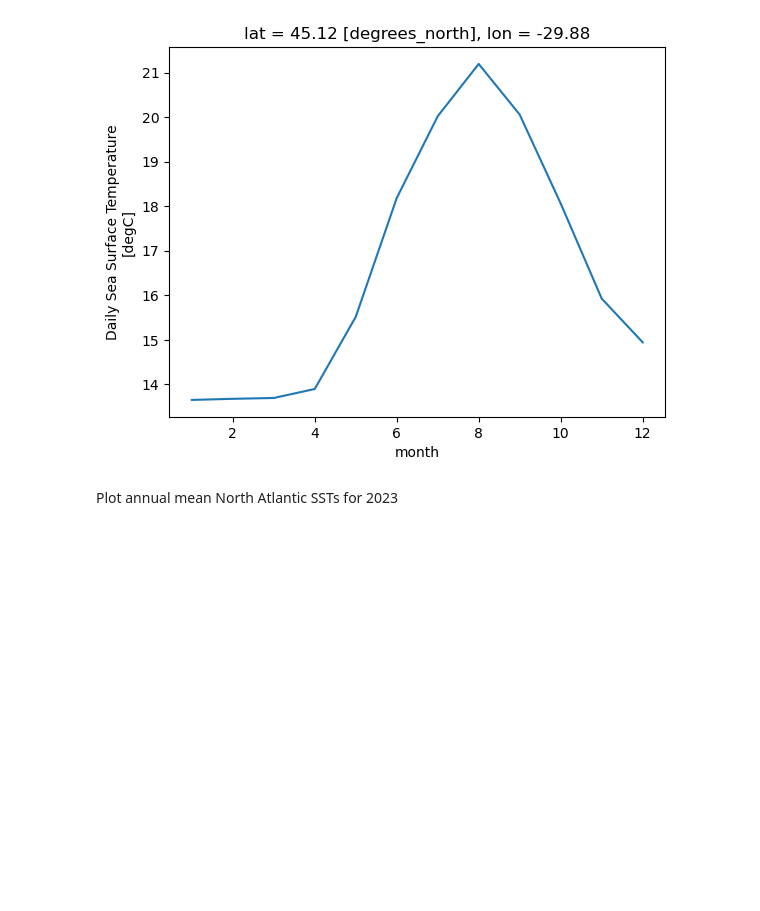
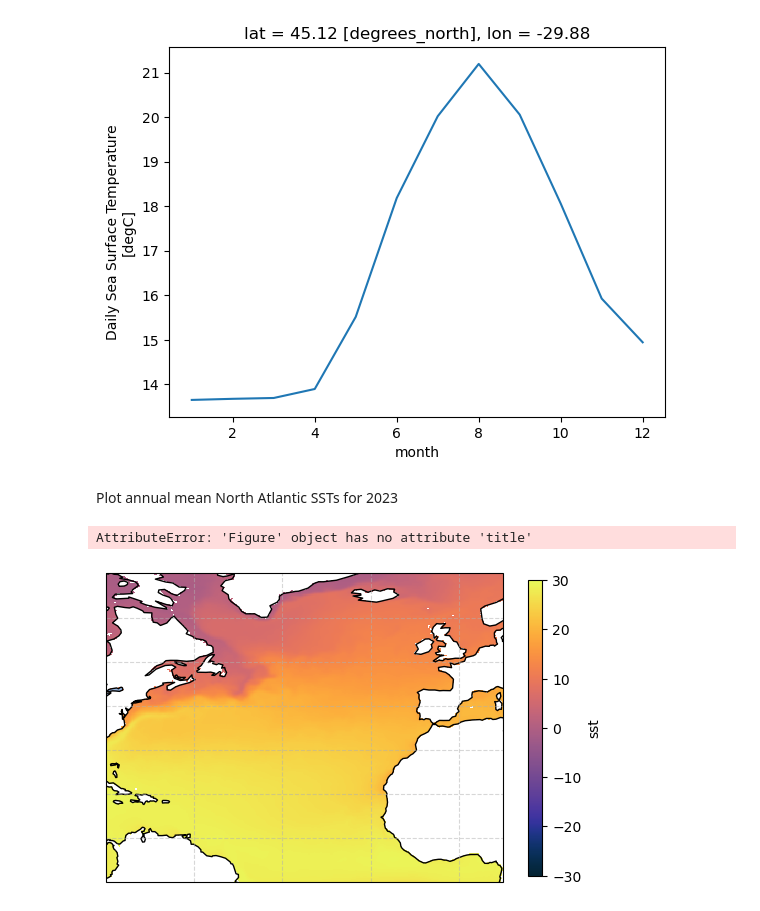
Before and after one commit to hepihl/heatwaves, a Jupyter notebook: sst_map.ipynb, the cells around one changed output. Drawn from its saved outputs; the diff is of its cells as text; code cells hidden in the pictures; blank space fills up the shorter version.

Commit message:
Fixed last cell not loading -> use .load_dataset() rather than .open_dataset()

```diff
--- a/sst_map.ipynb
+++ b/sst_map.ipynb
@@ -9,7 +9,7 @@ import cmocean
 # %% [markdown]
 Cut out the North Atlantic from 2023 NOAA OISSTv2.1 data
 # %%
-sst_2023 = xr.open_dataset("sst_data/sst.day.mean.2023.nc")
+sst_2023 = xr.load_dataset("sst_data/sst.day.mean.2023.nc")
 # convert longitudes from 0 to 360 degrees to -180 to 180
 sst_2023.coords['lon'] = (sst_2023.coords['lon'] + 180) % 360 - 180
 sst_2023 = sst_2023.sortby(sst_2023.lon)
@@ -41,7 +41,11 @@ Plot annual mean North Atlantic SSTs for 2023
 # %%
 yr_avg = sst_2023.mean(dim="time")
 fig2, ax2 = plt.subplots(subplot_kw={'projection': ccrs.PlateCarree()})
 ax2.coastlines()
 ax2.add_feature(cartopy.feature.LAKES, edgecolor='black')
 gl = ax2.gridlines(alpha = 0.5, linestyle = "--")
 yr_avg.plot(ax=ax2, cmap = cmocean.cm.thermal, transform = ccrs.PlateCarree(), cbar_kwargs={'shrink': 0.8})
+ax2.set_title("2023 Mean S)
+# %% [output]
+AttributeError: 'Figure' object has no attribute 'title'
+[figure, added]
```
